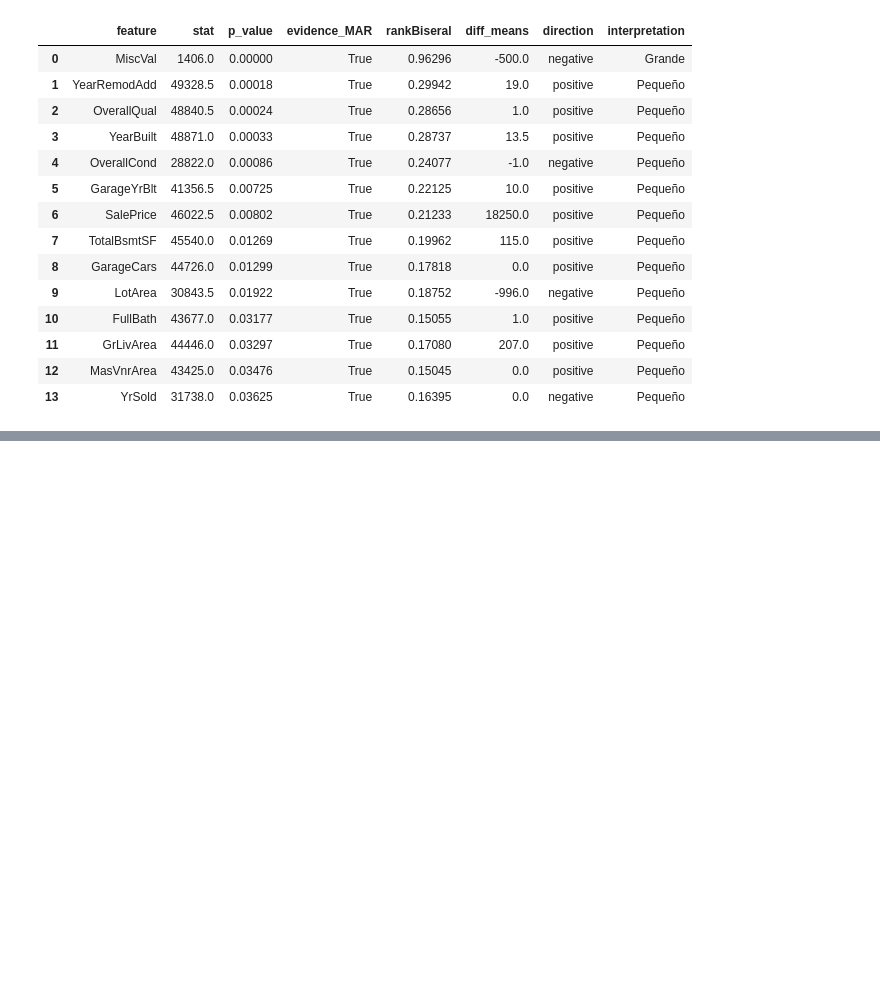
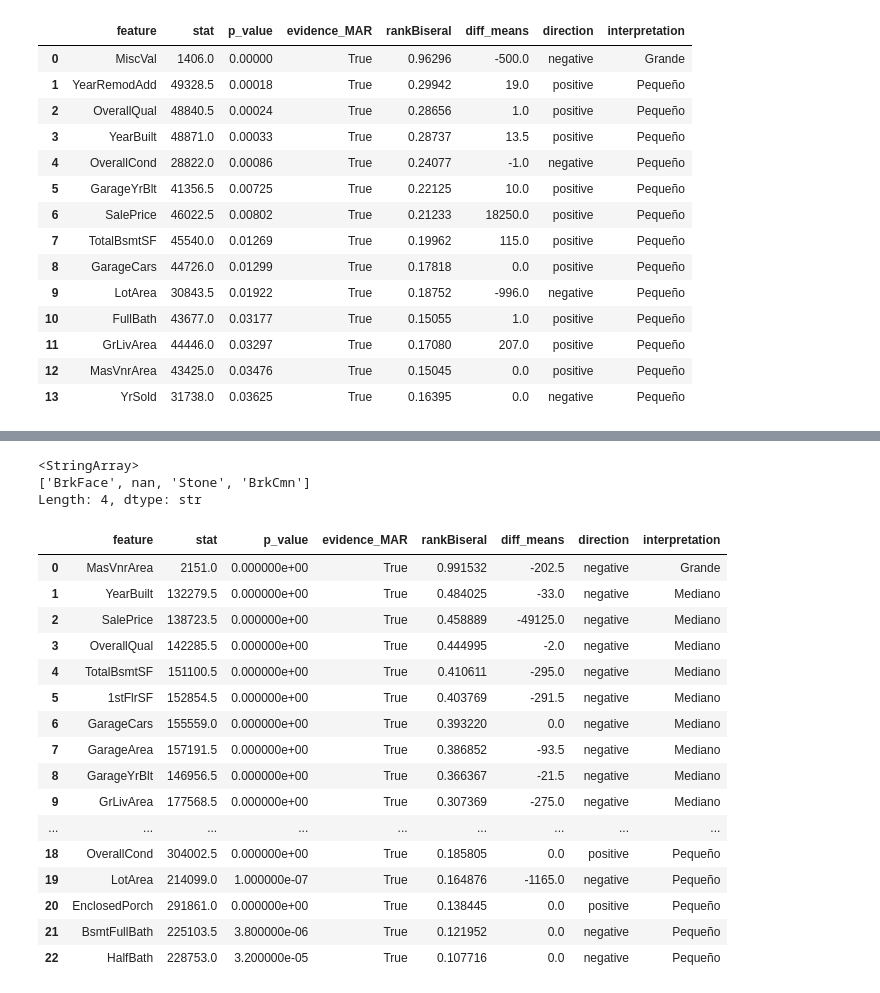
Before and after one commit to Albe036/ML-house-prices, a Jupyter notebook: notebooks_opt/missing_values.ipynb, the cells around one changed output, grey strips where cells are left out. Drawn from its saved outputs; the diff is of its cells as text; code cells hidden in the pictures; blank space fills up the shorter version.

```diff
--- a/notebooks_opt/missing_values.ipynb
+++ b/notebooks_opt/missing_values.ipynb
@@ -201,0 +274,40 @@ print(presVal - missVal)
+# %%
+use_df['Fence'] = use_df['Fence'].fillna('NoFence')
+# %%
+"""
+MasVnrType: Tipo de revestimiento de mampostería.
+
+BrkCmn	Brick Common (Ladrillo común)
+BrkFace	Brick Face (Ladrillo visto)
+CBlock	Cinder Block (Bloque de hormigón)
+None	None (Ninguno)
+Stone	Stone (Piedra)
+"""
+uniqueMasVnrType = use_df['MasVnrType'].unique()
+print(uniqueMasVnrType)
+
+resMasVnrType = nmc.mannWhitneyU(featureMissingValues="MasVnrType",  effectSizeAndDirection=EffectSizeAndDirection.rank_biserial)
+resMasVnrType = resMasVnrType.apply(lambda x: x.round(7)).sort_values(by="rankBiseral", ascending=False)
+resMasVnrType = resMasVnrType[(resMasVnrType["evidence_MAR"]) & (resMasVnrType["p_value"] < 0.05) & (resMasVnrType["rankBiseral"].abs() > 0.1)].reset_index(drop=True)
+dsp(resMasVnrType)
+# %% [output]
+<StringArray>
+['BrkFace', nan, 'Stone', 'BrkCmn']
+Length: 4, dtype: str
+|  | feature | stat | p_value | evidence_MAR | rankBiseral | diff_means | direction | interpretation |
+| 0 | MasVnrArea | 2151.0 | 0.000000e+00 | True | 0.991532 | -202.5 | negative | Grande |
+| 1 | YearBuilt | 132279.5 | 0.000000e+00 | True | 0.484025 | -33.0 | negative | Mediano |
+| 2 | SalePrice | 138723.5 | 0.000000e+00 | True | 0.458889 | -49125.0 | negative | Mediano |
+| 3 | OverallQual | 142285.5 | 0.000000e+00 | True | 0.444995 | -2.0 | negative | Mediano |
+| 4 | TotalBsmtSF | 151100.5 | 0.000000e+00 | True | 0.410611 | -295.0 | negative | Mediano |
+| 5 | 1stFlrSF | 152854.5 | 0.000000e+00 | True | 0.403769 | -291.5 | negative | Mediano |
+| 6 | GarageCars | 155559.0 | 0.000000e+00 | True | 0.393220 | 0.0 | negative | Mediano |
+| 7 | GarageArea | 157191.5 | 0.000000e+00 | True | 0.386852 | -93.5 | negative | Mediano |
+| 8 | GarageYrBlt | 146956.5 | 0.000000e+00 | True | 0.366367 | -21.5 | negative | Mediano |
+| 9 | GrLivArea | 177568.5 | 0.000000e+00 | True | 0.307369 | -275.0 | negative | Mediano |
+| ... | ... | ... | ... | ... | ... | ... | ... | ... |
+| 18 | OverallCond | 304002.5 | 0.000000e+00 | True | 0.185805 | 0.0 | positive | Pequeño |
+| 19 | LotArea | 214099.0 | 1.000000e-07 | True | 0.164876 | -1165.0 | negative | Pequeño |
+| 20 | EnclosedPorch | 291861.0 | 0.000000e+00 | True | 0.138445 | 0.0 | positive | Pequeño |
+| 21 | BsmtFullBath | 225103.5 | 3.800000e-06 | True | 0.121952 | 0.0 | negative | Pequeño |
+| 22 | HalfBath | 228753.0 | 3.200000e-05 | True | 0.107716 | 0.0 | negative | Pequeño |
```
Also changed, not shown: parts of 5 cells of this notebook.
